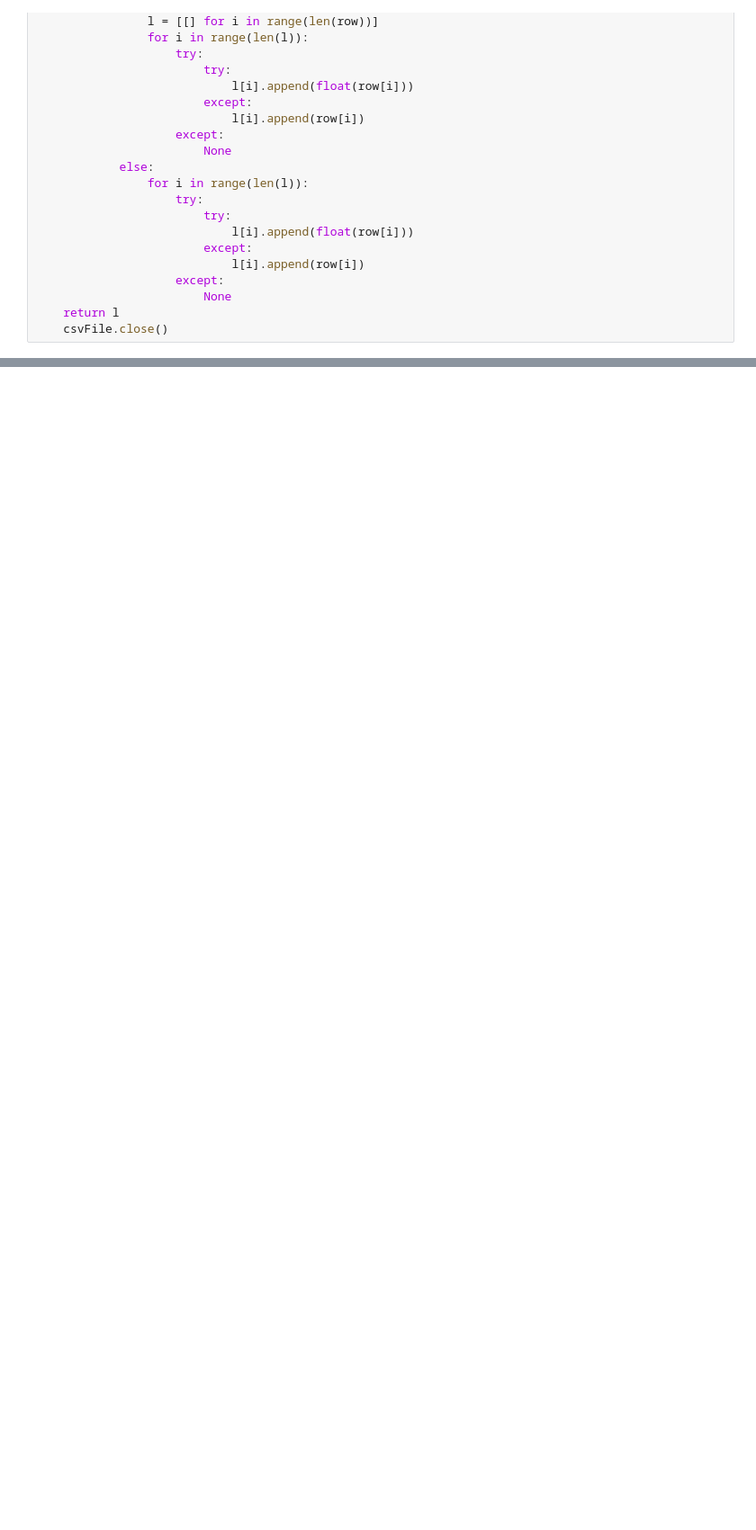
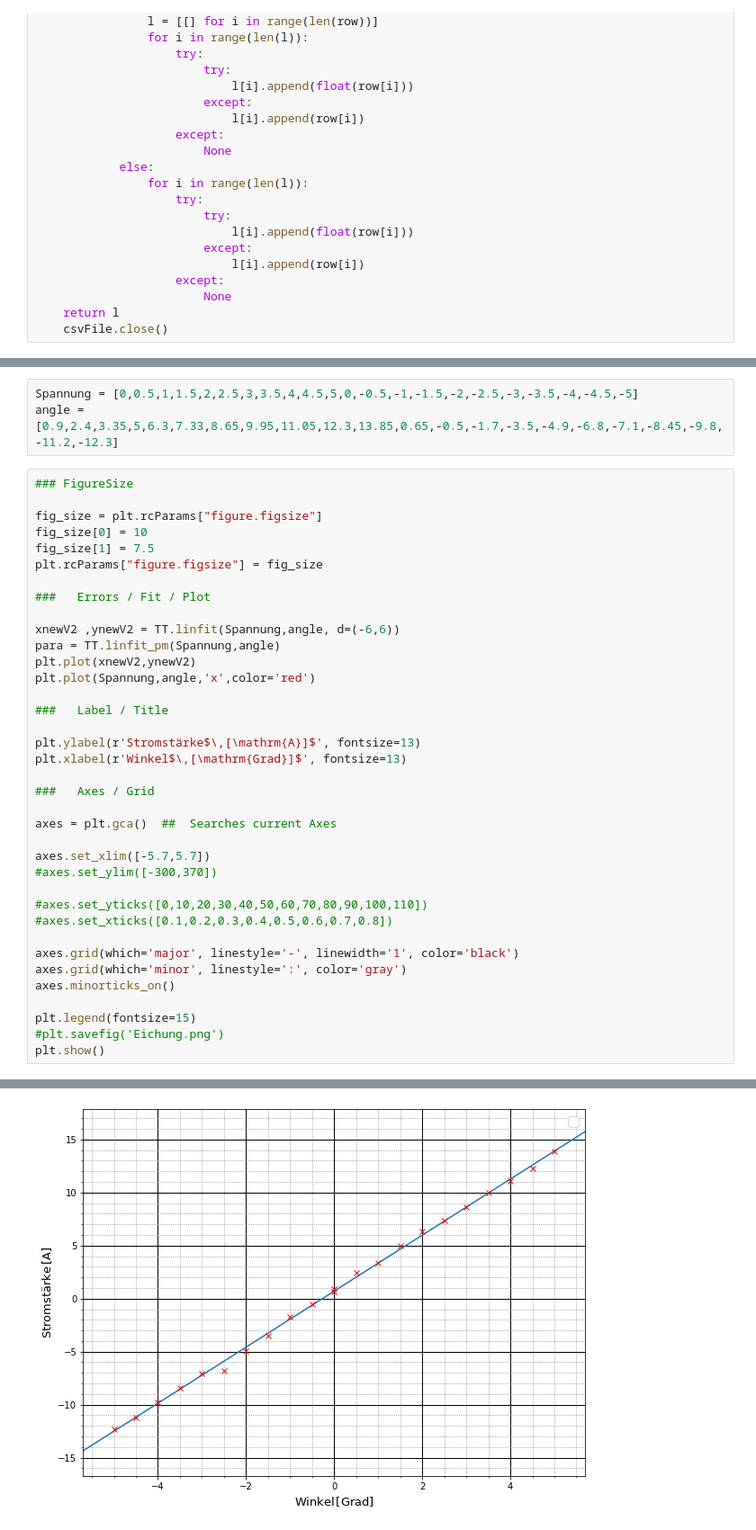
Before and after one commit to shockcookie/FP, a Jupyter notebook: Faraday-Pockels/ErikDamianPock/Farraday Pockels.ipynb, the cells around one changed output, grey strips where cells are left out. Shown at 90% size. Saved outputs shown, nothing was run; the diff lists cells and outputs as text; blank space fills up the shorter version.

```diff
--- a/Faraday-Pockels/ErikDamianPock/Farraday Pockels.ipynb
+++ b/Faraday-Pockels/ErikDamianPock/Farraday Pockels.ipynb
@@ -41,0 +303,41 @@ def csvReader(x):
+# %%
+Spannung = [0,0.5,1,1.5,2,2.5,3,3.5,4,4.5,5,0,-0.5,-1,-1.5,-2,-2.5,-3,-3.5,-4,-4.5,-5]
+angle = [0.9,2.4,3.35,5,6.3,7.33,8.65,9.95,11.05,12.3,13.85,0.65,-0.5,-1.7,-3.5,-4.9,-6.8,-7.1,-8.45,-9.8,-11.2,-12.3]
+# %%
+### FigureSize
+
+fig_size = plt.rcParams["figure.figsize"]
+fig_size[0] = 10
+fig_size[1] = 7.5
+plt.rcParams["figure.figsize"] = fig_size
+
+###   Errors / Fit / Plot
+
+xnewV2 ,ynewV2 = TT.linfit(Spannung,angle, d=(-6,6))
+para = TT.linfit_pm(Spannung,angle)
+plt.plot(xnewV2,ynewV2)
+plt.plot(Spannung,angle,'x',color='red')
+
+###   Label / Title
+
+plt.ylabel(r'Stromstärke$\,[\mathrm{A}]$', fontsize=13)
+plt.xlabel(r'Winkel$\,[\mathrm{Grad}]$', fontsize=13)
+
+###   Axes / Grid
+
+axes = plt.gca()  ##  Searches current Axes
+
+axes.set_xlim([-5.7,5.7])
+#axes.set_ylim([-300,370])
+
+#axes.set_yticks([0,10,20,30,40,50,60,70,80,90,100,110])
+#axes.set_xticks([0.1,0.2,0.3,0.4,0.5,0.6,0.7,0.8])
+
+axes.grid(which='major', linestyle='-', linewidth='1', color='black')
+axes.grid(which='minor', linestyle=':', color='gray')
+axes.minorticks_on()
+
+plt.legend(fontsize=15)
+#plt.savefig('Eichung.png')
+plt.show()
+# %% [output]
@@ -41,0 +345 @@ def csvReader(x):
+[figure, added]
```
Also changed, not shown: parts of 19 cells of this notebook, 3 other files.
